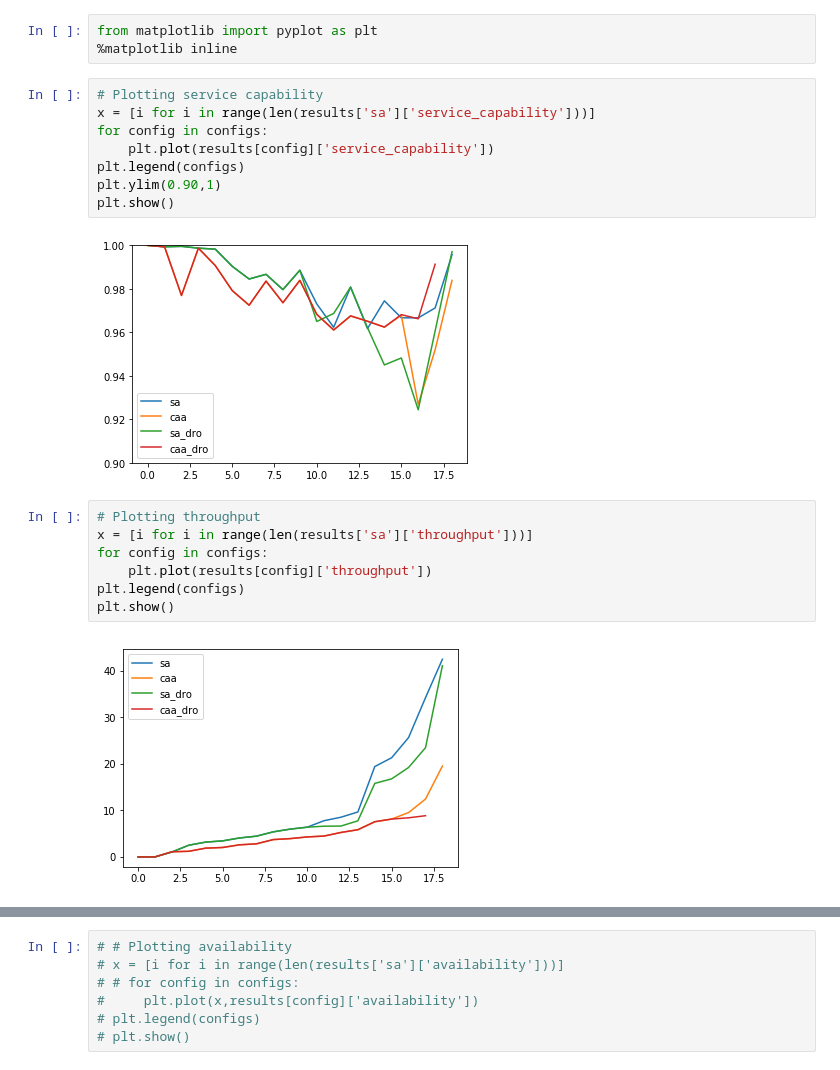
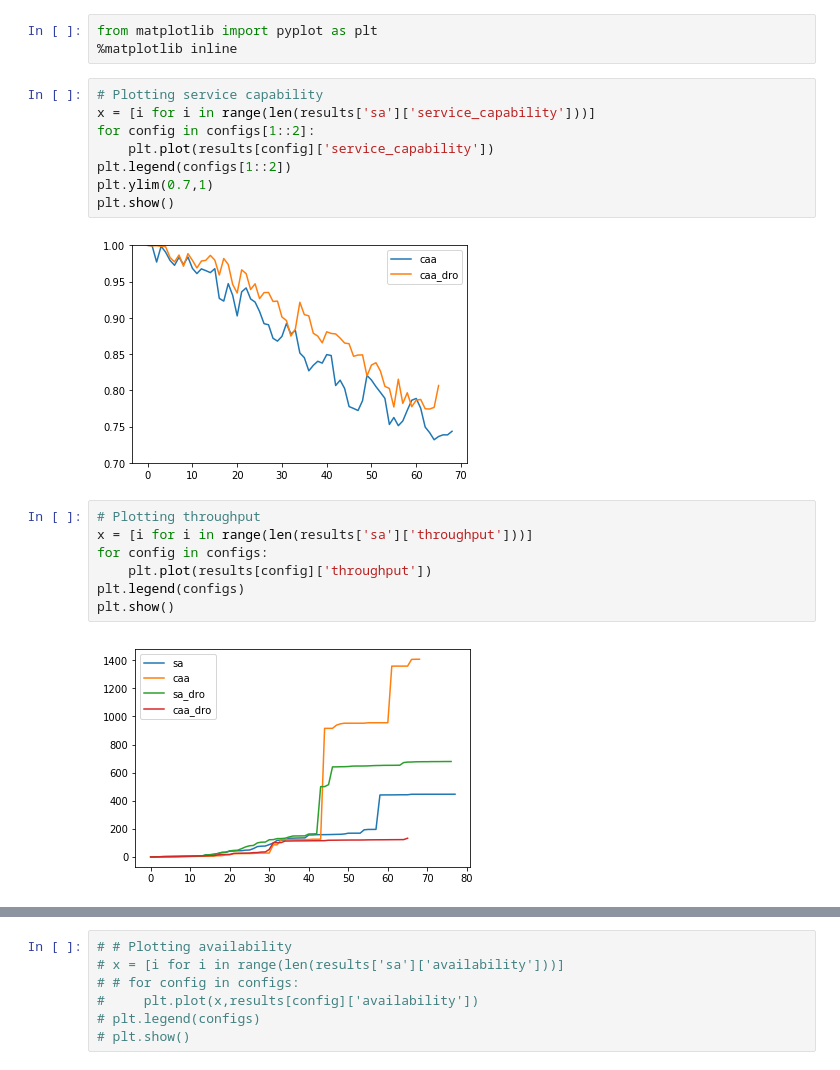
Before and after one commit to revanthgss/simvfc, a Jupyter notebook: Results.ipynb, the cells around one changed output, grey strips where cells are left out. Saved outputs shown, nothing was run; the diff lists cells and outputs as text.

```diff
--- a/Results.ipynb
+++ b/Results.ipynb
@@ -39,13 +39,13 @@ from matplotlib import pyplot as plt
 # %%
 # Plotting service capability
 x = [i for i in range(len(results['sa']['service_capability']))]
-for config in configs:
+for config in configs[1::2]:
     plt.plot(results[config]['service_capability'])
-plt.legend(configs)
-plt.ylim(0.90,1)
+plt.legend(configs[1::2])
+plt.ylim(0.7,1)
 plt.show()
 # %% [output]
-[figure, old version]
+[figure, new version]
 # %%
 # Plotting throughput
 x = [i for i in range(len(results['sa']['throughput']))]
@@ -54,7 +54,7 @@ for config in configs:
 plt.legend(configs)
 plt.show()
 # %% [output]
-[figure, old version]
+[figure, new version]
 # %%
 # Plotting serviceability
 x = [i for i in range(len(results['sa']['serviceability']))]
```
Also changed, not shown: parts of 3 cells of this notebook, 12 other files.
